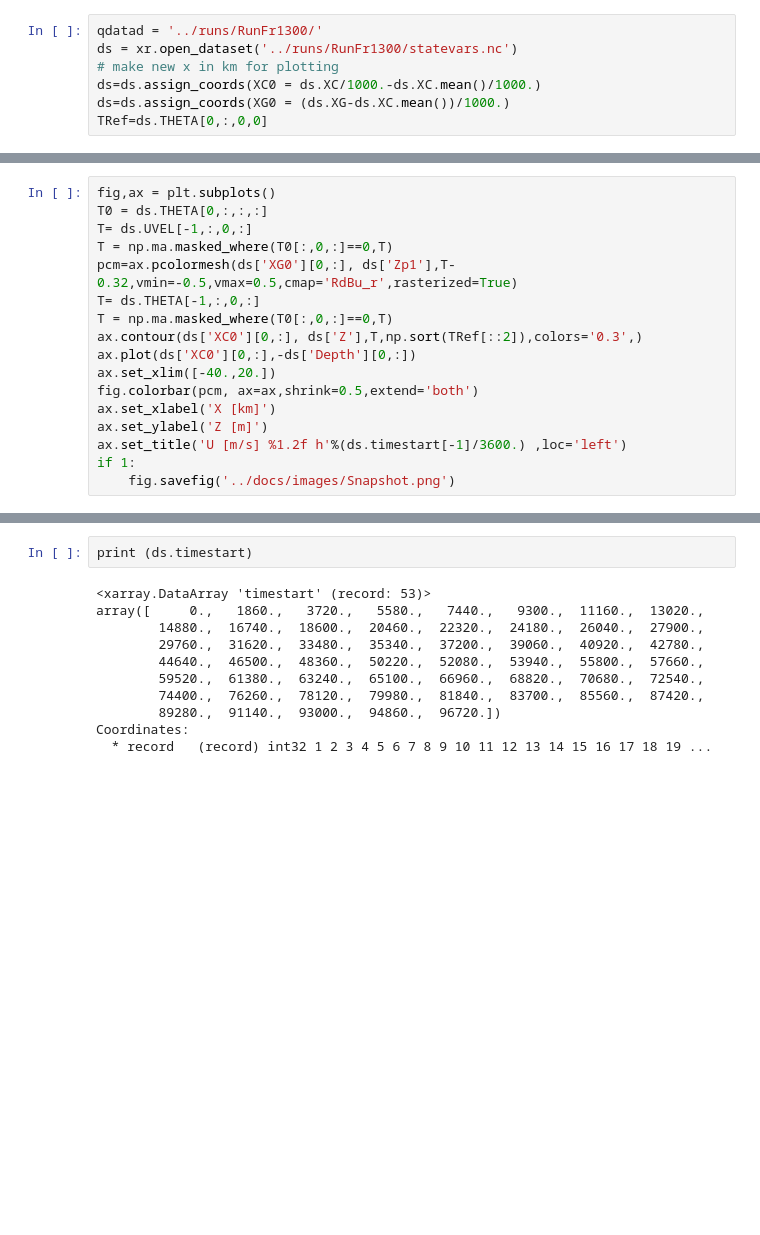
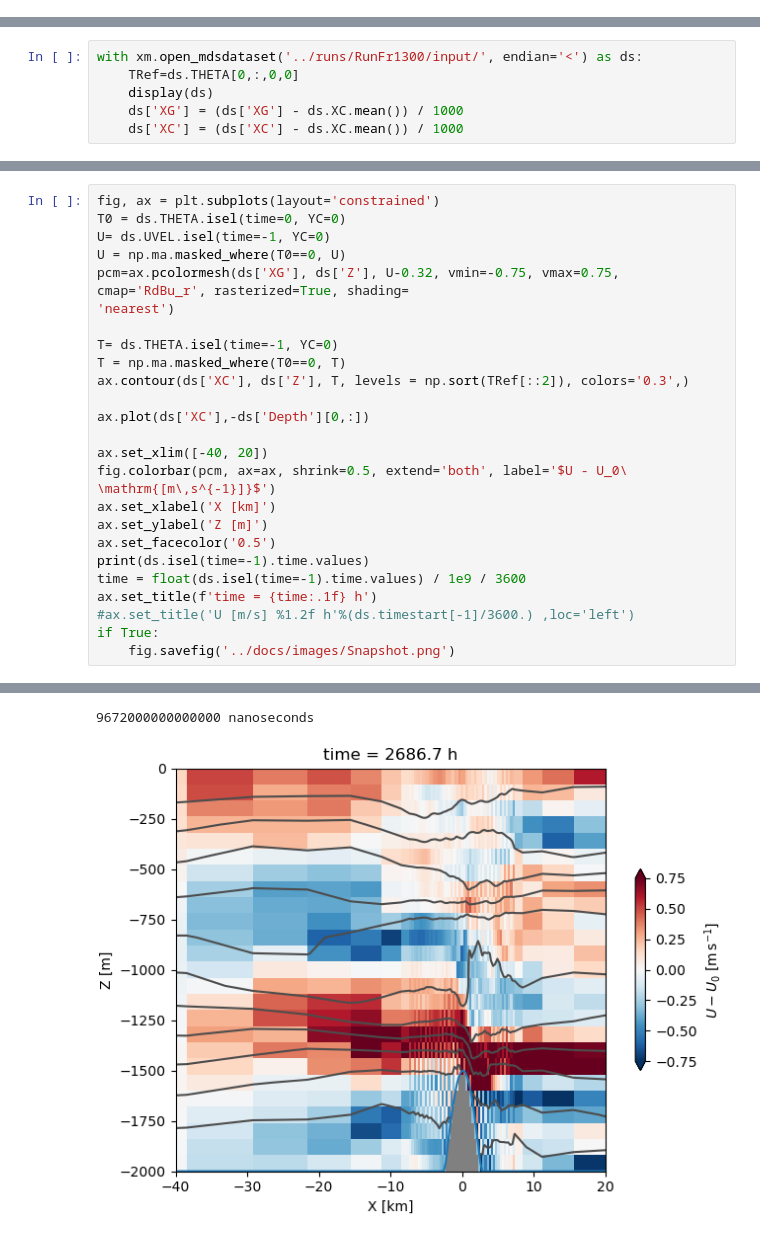
Before and after one commit to jklymak/MITgcmExampleSteadyGauss, a Jupyter notebook: analysis/PlotRun.ipynb, the cells around one changed output, grey strips where cells are left out. Saved outputs shown, nothing was run; the diff lists cells and outputs as text; blank space fills up the shorter version.

```diff
--- a/analysis/PlotRun.ipynb
+++ b/analysis/PlotRun.ipynb
@@ -6,7 +6,0 @@ import xarray as xr  # see http://xarray.pydata.org/en/stable/plotting.html
-# %%
-qdatad = '../runs/RunFr1300/'
-ds = xr.open_dataset('../runs/RunFr1300/statevars.nc')
-# make new x in km for plotting
-ds=ds.assign_coords(XC0 = ds.XC/1000.-ds.XC.mean()/1000.)
-ds=ds.assign_coords(XG0 = (ds.XG-ds.XC.mean())/1000.)
-TRef=ds.THETA[0,:,0,0]
@@ -32,0 +9,6 @@ Coordinates:
+# %%
+with xm.open_mdsdataset('../runs/RunFr1300/input/', endian='<') as ds:
+    TRef=ds.THETA[0,:,0,0]
+    display(ds)
+    ds['XG'] = (ds['XG'] - ds.XC.mean()) / 1000
+    ds['XC'] = (ds['XC'] - ds.XC.mean()) / 1000
@@ -33,18 +35,26 @@ Coordinates:
 # %%
-fig,ax = plt.subplots()
-T0 = ds.THETA[0,:,:,:]
-T= ds.UVEL[-1,:,0,:]
-T = np.ma.masked_where(T0[:,0,:]==0,T)
-pcm=ax.pcolormesh(ds['XG0'][0,:], ds['Zp1'],T-0.32,vmin=-0.5,vmax=0.5,cmap='RdBu_r',rasterized=True)
-T= ds.THETA[-1,:,0,:]
-T = np.ma.masked_where(T0[:,0,:]==0,T)
-ax.contour(ds['XC0'][0,:], ds['Z'],T,np.sort(TRef[::2]),colors='0.3',)
-ax.plot(ds['XC0'][0,:],-ds['Depth'][0,:])
-ax.set_xlim([-40.,20.])
-fig.colorbar(pcm, ax=ax,shrink=0.5,extend='both')
+fig, ax = plt.subplots(layout='constrained')
+T0 = ds.THETA.isel(time=0, YC=0)
+U= ds.UVEL.isel(time=-1, YC=0)
+U = np.ma.masked_where(T0==0, U)
+pcm=ax.pcolormesh(ds['XG'], ds['Z'], U-0.32, vmin=-0.75, vmax=0.75, cmap='RdBu_r', rasterized=True, shading=
+'nearest')
+
+T= ds.THETA.isel(time=-1, YC=0)
+T = np.ma.masked_where(T0==0, T)
+ax.contour(ds['XC'], ds['Z'], T, levels = np.sort(TRef[::2]), colors='0.3',)
+
+ax.plot(ds['XC'],-ds['Depth'][0,:])
+
+ax.set_xlim([-40, 20])
+fig.colorbar(pcm, ax=ax, shrink=0.5, extend='both', label='$U - U_0\ \mathrm{[m\,s^{-1}]}$')
 ax.set_xlabel('X [km]')
 ax.set_ylabel('Z [m]')
-ax.set_title('U [m/s] %1.2f h'%(ds.timestart[-1]/3600.) ,loc='left')
-if 1:
+ax.set_facecolor('0.5')
+print(ds.isel(time=-1).time.values)
+time = float(ds.isel(time=-1).time.values) / 1e9 / 3600
+ax.set_title(f'time = {time:.1f} h')
+#ax.set_title('U [m/s] %1.2f h'%(ds.timestart[-1]/3600.) ,loc='left')
+if True:
     fig.savefig('../docs/images/Snapshot.png')
 # %% [output]
@@ -53,13 +61,2 @@ if 1:
+9672000000000000 nanoseconds
+[figure, added]
-# %%
-print (ds.timestart)
-# %% [output]
-<xarray.DataArray 'timestart' (record: 53)>
-array([     0.,   1860.,   3720.,   5580.,   7440.,   9300.,  11160.,  13020.,
-        14880.,  16740.,  18600.,  20460.,  22320.,  24180.,  26040.,  27900.,
-        29760.,  31620.,  33480.,  35340.,  37200.,  39060.,  40920.,  42780.,
-        44640.,  46500.,  48360.,  50220.,  52080.,  53940.,  55800.,  57660.,
-        59520.,  61380.,  63240.,  65100.,  66960.,  68820.,  70680.,  72540.,
-        74400.,  76260.,  78120.,  79980.,  81840.,  83700.,  85560.,  87420.,
-        89280.,  91140.,  93000.,  94860.,  96720.])
-Coordinates:
-  * record   (record) int32 1 2 3 4 5 6 7 8 9 10 11 12 13 14 15 16 17 18 19 ...
```
Also changed, not shown: parts of 6 cells of this notebook, 10 other files.
